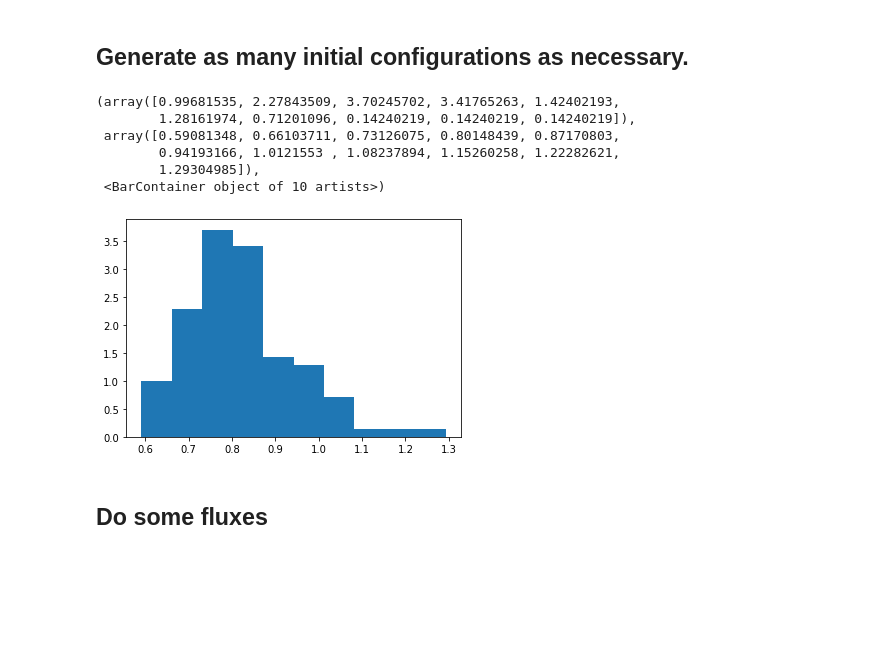
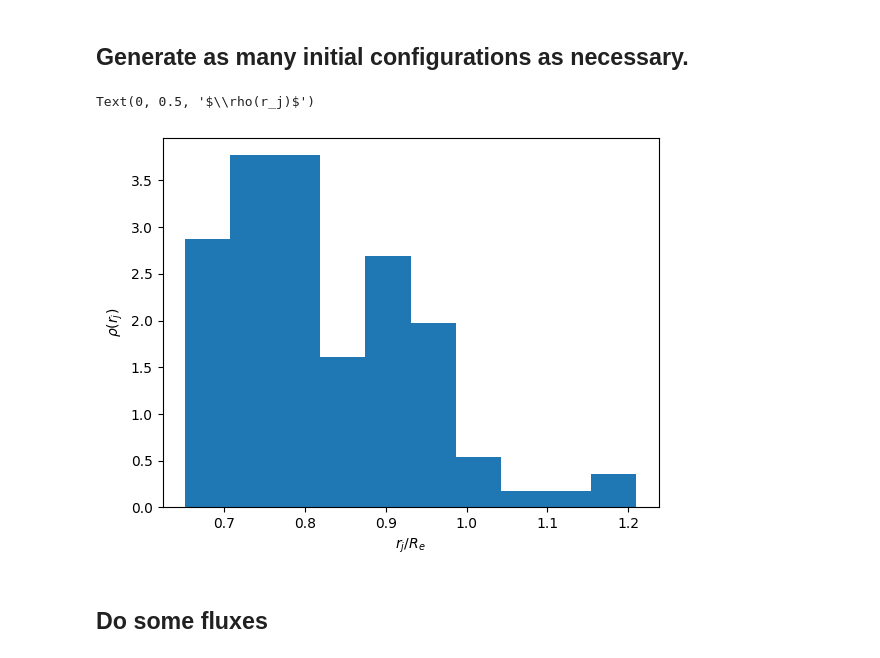
Before and after one commit to h-mnzlr/acpl-softmatter, a Jupyter notebook: notebooks/1_forward_flux.sync.ipynb, the cells around one changed output. Saved outputs shown, nothing was run; the diff lists cells and outputs as text; code cells hidden in the pictures; blank space fills up the shorter version.

```diff
--- a/notebooks/1_forward_flux.sync.ipynb
+++ b/notebooks/1_forward_flux.sync.ipynb
@@ -62,14 +62,18 @@ plt.show()
 # %% [markdown]
 ## Generate as many initial configurations as necessary.
 # %%
-drop_start = 10_000
+drop_start = 1_000
 energy = soft_matter.energy.energy_with_external_fields
 
-def initial_configs():
-    old_polymer = soft_matter.sample.sample_initial(NUM_SEGMENTS)
+def initial_configs(init=None, sample_n=np.inf):
+    if init is None:
+        old_polymer = soft_matter.sample.sample_initial(NUM_SEGMENTS)
+    else:
+        old_polymer = init
     energy_old = energy(old_polymer)
 
     steps = 1
+    samples = 0
     while True:
         new_polymer = soft_matter.dynamics.polymer_step(old_polymer)
         energy_new = energy(new_polymer)
@@ -81,24 +85,30 @@ def initial_configs():
             energy_old = energy_new
         if steps > drop_start and steps % (NUM_SEGMENTS * drop_start // 50) == 0:
             yield old_polymer
+            samples += 1
         steps += 1
+        if steps >= sample_n: break
 # %%
+def junction_point(polymer_ens, to_rad=False):
+    cartesian = (polymer_ens[..., A_SEGMENTS, :] + polymer_ens[..., A_SEGMENTS + 1, :]) / 2
+    if to_rad:
+        return soft_matter.energy.polymer_pos_to_rad(cartesian)
+    return cartesian
+
+
 config_generator = initial_configs()
 configs = []
 for _ in tqdm_(range(100)):
     configs.append(next(config_generator))
 
-configs = map(lambda a: (a[A_SEGMENTS] + a[A_SEGMENTS + 1]) / 2, configs)
+configs = map(junction_point, configs)
 configs = list(map(soft_matter.energy.polymer_pos_to_rad, configs))
 plt.hist(configs, density=True, stacked=True, bins=10)
+plt.xlabel("$r_j/R_e$")
+plt.ylabel("$\\rho(r_j)$")
 # %% [output]
-(array([0.99681535, 2.27843509, 3.70245702, 3.41765263, 1.42402193,
-        1.28161974, 0.71201096, 0.14240219, 0.14240219, 0.14240219]),
- array([0.59081348, 0.66103711, 0.73126075, 0.80148439, 0.87170803,
-        0.94193166, 1.0121553 , 1.08237894, 1.15260258, 1.22282621,
-        1.29304985]),
- <BarContainer object of 10 artists>)
+Text(0, 0.5, '$\\rho(r_j)$')
-[figure, old version]
+[figure, new version]
 # %% [markdown]
 ## Do some fluxes
 # %%
```
Also changed, not shown: parts of 11 cells of this notebook, 1 other file.
